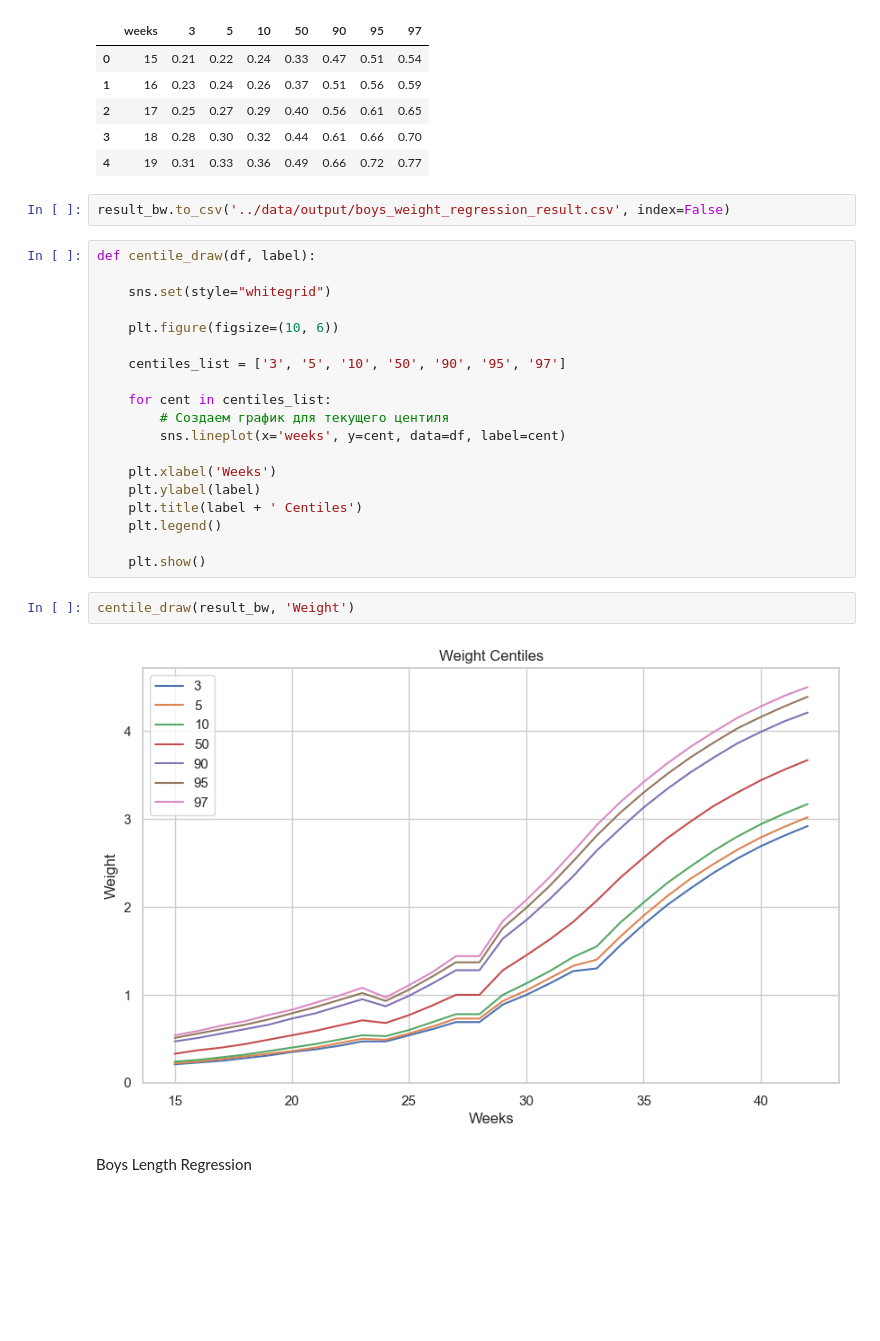
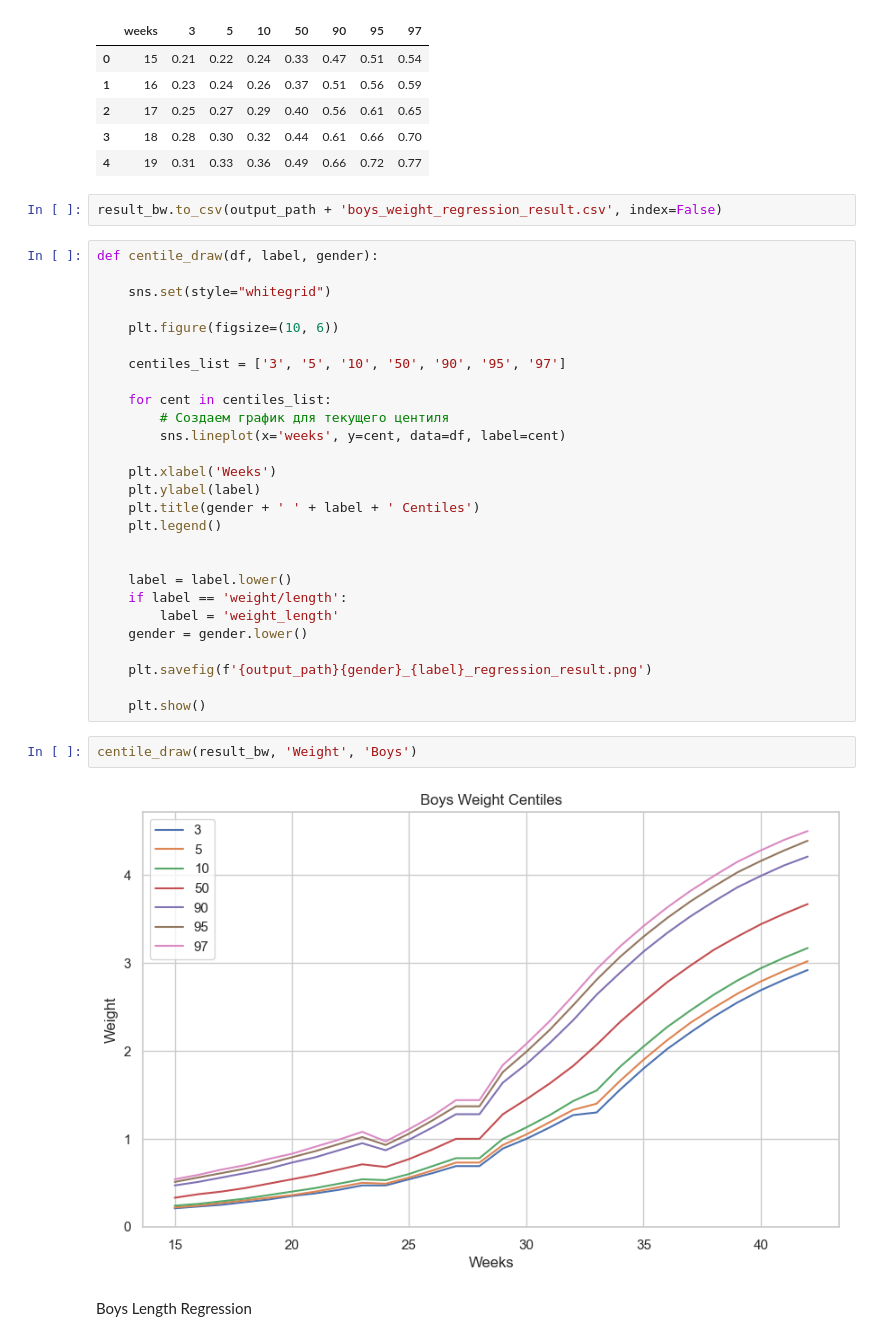
Before and after one commit to zhakota/HackFGR, a Jupyter notebook: src/to_15.ipynb, the cells around one changed output. Cells and saved outputs as stored; diff of their text form; blank space fills up the shorter version.

```diff
--- a/src/to_15.ipynb
+++ b/src/to_15.ipynb
@@ -57,9 +59,9 @@ result_bw.head(5)
 | 3 | 18 | 0.28 | 0.30 | 0.32 | 0.44 | 0.61 | 0.66 | 0.70 |
 | 4 | 19 | 0.31 | 0.33 | 0.36 | 0.49 | 0.66 | 0.72 | 0.77 |
 # %%
-result_bw.to_csv('../data/output/boys_weight_regression_result.csv', index=False)
+result_bw.to_csv(output_path + 'boys_weight_regression_result.csv', index=False)
 # %%
-def centile_draw(df, label):
+def centile_draw(df, label, gender):
 
     sns.set(style="whitegrid")
 
@@ -73,14 +75,22 @@ def centile_draw(df, label):
 
     plt.xlabel('Weeks')
     plt.ylabel(label)
-    plt.title(label + ' Centiles')
+    plt.title(gender + ' ' + label + ' Centiles')
     plt.legend()
 
+
+    label = label.lower()
+    if label == 'weight/length':
+        label = 'weight_length'
+    gender = gender.lower()
+
+    plt.savefig(f'{output_path}{gender}_{label}_regression_result.png')
+
     plt.show()
 # %%
-centile_draw(result_bw, 'Weight')
+centile_draw(result_bw, 'Weight', 'Boys')
 # %% [output]
-[figure, old version]
+[figure, new version]
 # %% [markdown]
 Boys Length Regression
 # %%
```
Also changed, not shown: parts of 52 cells of this notebook, 14 other files.
